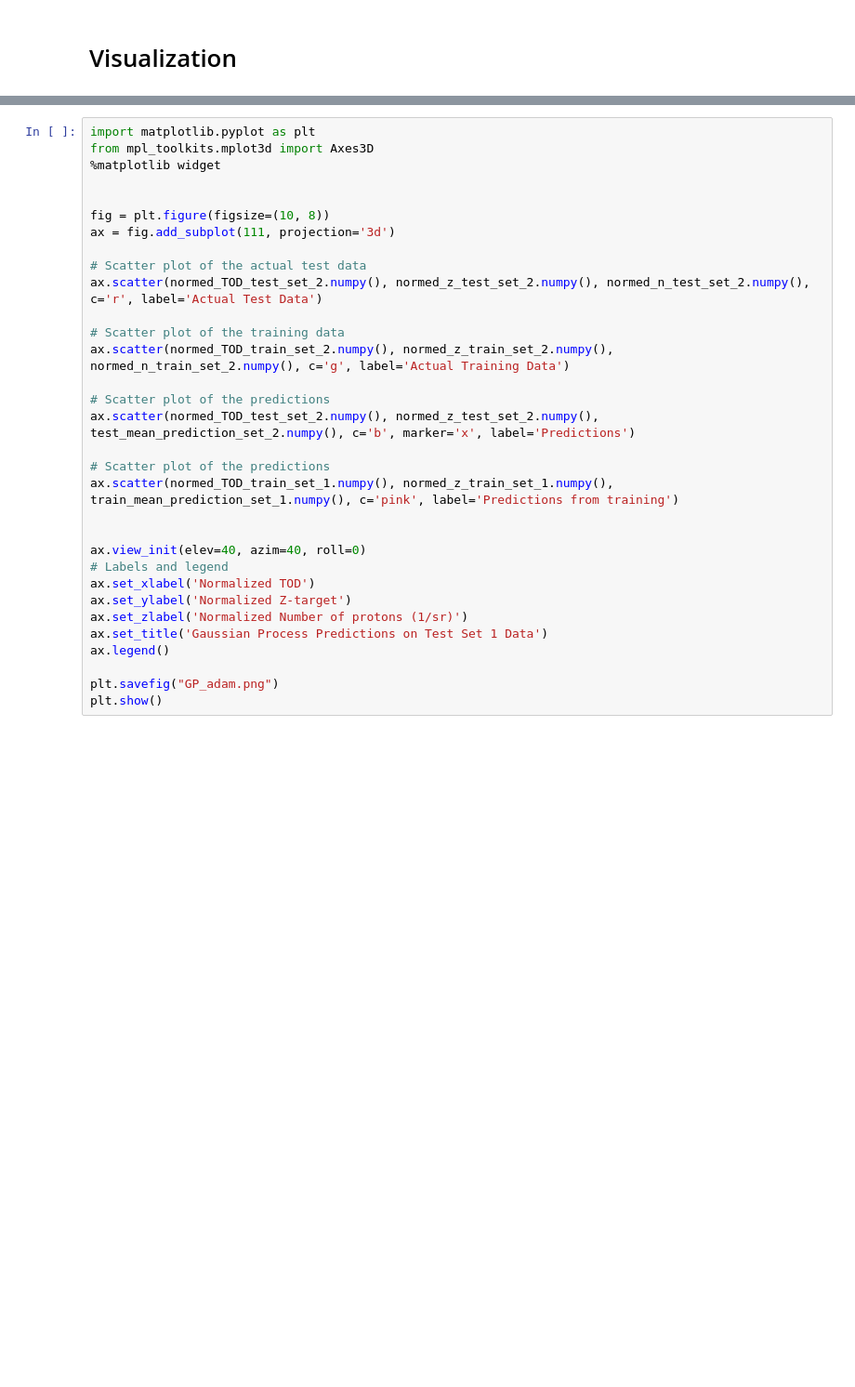
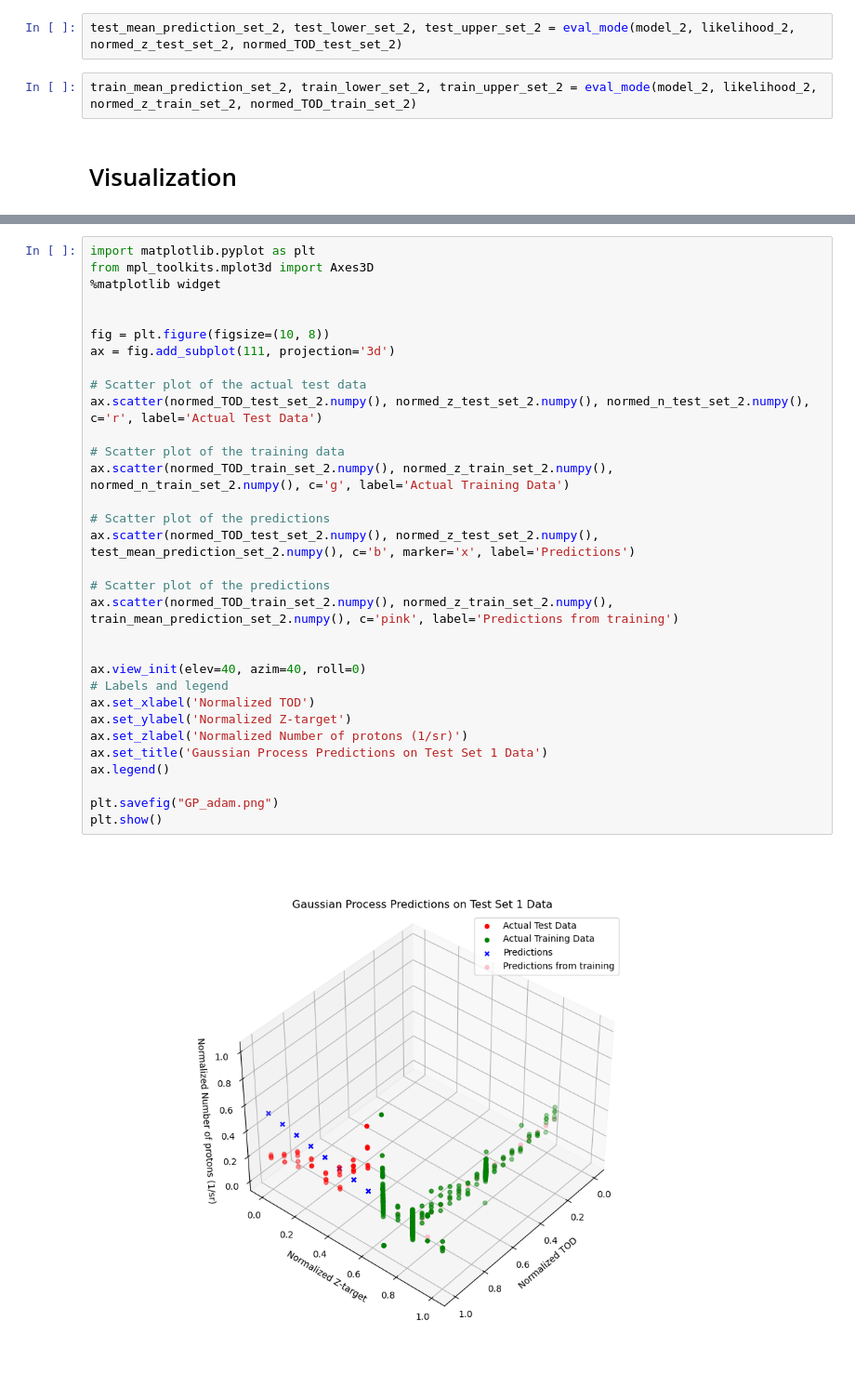
Before and after one commit to BLAST-AI-ML/synapse, a Jupyter notebook: Python_Notebook_GP/GP_Testing.ipynb, the cells around one changed output, grey strips where cells are left out. Shown at 93% size. Saved outputs shown, nothing was run; the diff lists cells and outputs as text; blank space fills up the shorter version.

```diff
--- a/Python_Notebook_GP/GP_Testing.ipynb
+++ b/Python_Notebook_GP/GP_Testing.ipynb
@@ -295,3 +258,7 @@ with torch.no_grad():
+# %%
+test_mean_prediction_set_2, test_lower_set_2, test_upper_set_2 = eval_mode(model_2, likelihood_2, normed_z_test_set_2, normed_TOD_test_set_2)
+# %%
+train_mean_prediction_set_2, train_lower_set_2, train_upper_set_2 = eval_mode(model_2, likelihood_2, normed_z_train_set_2, normed_TOD_train_set_2)
 # %% [markdown]
 <h1> Visualization </h1>
 # %%
@@ -377,31 +344,33 @@ plt.show()
 import matplotlib.pyplot as plt
 from mpl_toolkits.mplot3d import Axes3D
 %matplotlib widget
 
 
 fig = plt.figure(figsize=(10, 8))
 ax = fig.add_subplot(111, projection='3d')
 
 # Scatter plot of the actual test data
 ax.scatter(normed_TOD_test_set_2.numpy(), normed_z_test_set_2.numpy(), normed_n_test_set_2.numpy(), c='r', label='Actual Test Data')
 
 # Scatter plot of the training data
 ax.scatter(normed_TOD_train_set_2.numpy(), normed_z_train_set_2.numpy(), normed_n_train_set_2.numpy(), c='g', label='Actual Training Data')
 
 # Scatter plot of the predictions
 ax.scatter(normed_TOD_test_set_2.numpy(), normed_z_test_set_2.numpy(), test_mean_prediction_set_2.numpy(), c='b', marker='x', label='Predictions')
 
 # Scatter plot of the predictions
-ax.scatter(normed_TOD_train_set_1.numpy(), normed_z_train_set_1.numpy(), train_mean_prediction_set_1.numpy(), c='pink', label='Predictions from training')
+ax.scatter(normed_TOD_train_set_2.numpy(), normed_z_train_set_2.numpy(), train_mean_prediction_set_2.numpy(), c='pink', label='Predictions from training')
 
 
 ax.view_init(elev=40, azim=40, roll=0)
 # Labels and legend
 ax.set_xlabel('Normalized TOD')
 ax.set_ylabel('Normalized Z-target')
 ax.set_zlabel('Normalized Number of protons (1/sr)')
 ax.set_title('Gaussian Process Predictions on Test Set 1 Data')
 ax.legend()
 
 plt.savefig("GP_adam.png")
 plt.show()
+# %% [output]
+[figure, added]
```
Also changed, not shown: parts of 14 cells of this notebook.
